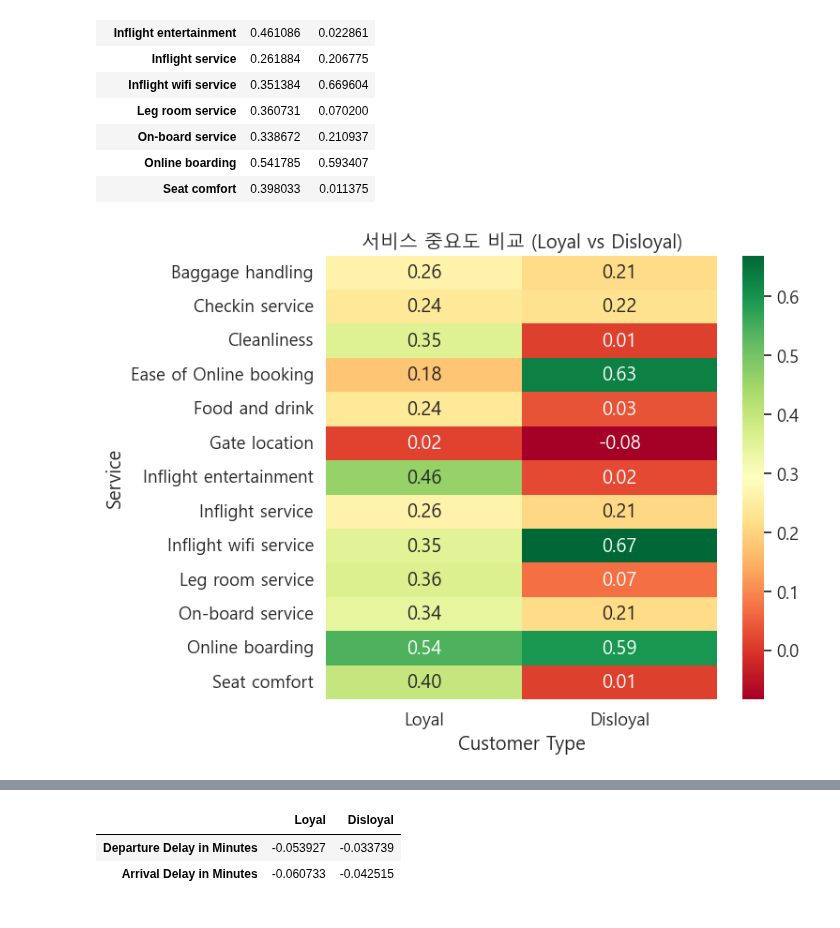
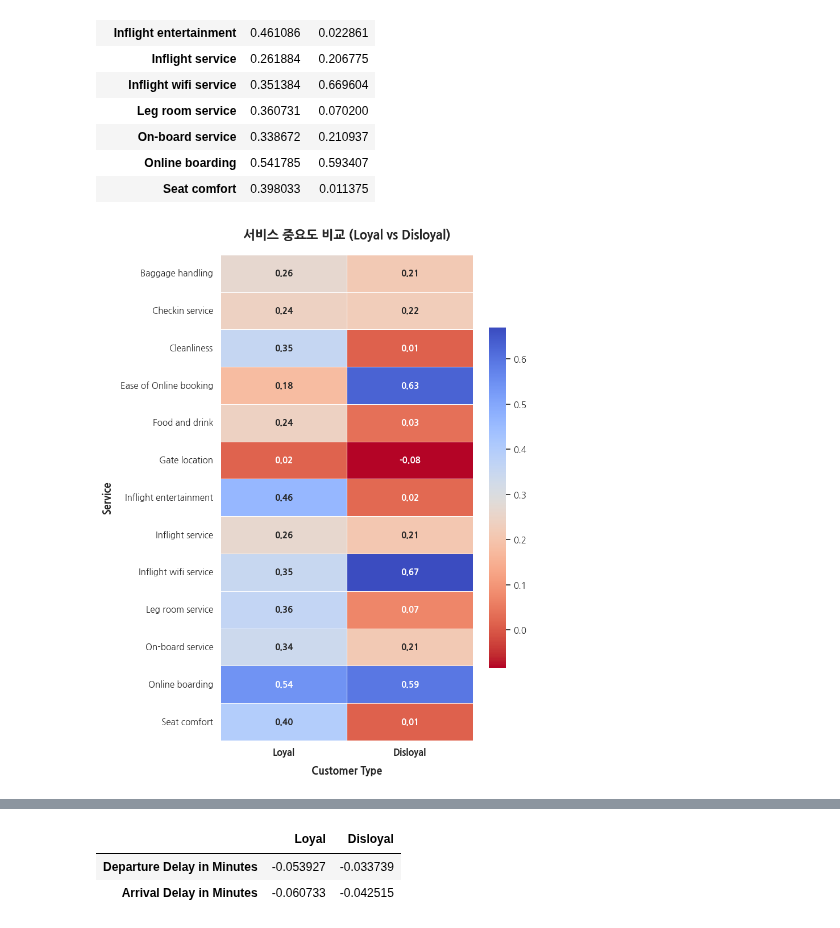
Before and after one commit to MJU-SDA7-2025/Airline-Passenger-Satisfaction, a Jupyter notebook: Loyal_Customer_Analysis/CustomerType.ipynb, the cells around one changed output, grey strips where cells are left out. Drawn from its saved outputs; the diff is of its cells as text; code cells hidden in the pictures.

```diff
--- a/Loyal_Customer_Analysis/CustomerType.ipynb
+++ b/Loyal_Customer_Analysis/CustomerType.ipynb
@@ -5,7 +5,7 @@ import numpy as np
 import seaborn as sns
 import matplotlib.pyplot as plt
 
-plt.rcParams['font.family'] = 'Malgun Gothic'  # 한글 폰트(윈도우 기준)
+plt.rcParams['font.family'] = 'NanumGothic'  # 한글 폰트(윈도우 기준)
 plt.rcParams['axes.unicode_minus'] = False
 
 # 2. 데이터 불러오기
@@ -168,20 +215,34 @@ compare_corr
 # %%
 # 12. 두 그룹 상관계수 합치기
 compare_df = pd.DataFrame({
     'Loyal': loyal_corr,
     'Disloyal': disloyal_corr
 })
 
 # 13. 히트맵
-plt.figure(figsize=(8, 6))
-sns.heatmap(compare_df, annot=True, fmt=".2f", cmap="RdYlGn")
-plt.title("서비스 중요도 비교 (Loyal vs Disloyal)")
-plt.xlabel("Customer Type")
-plt.ylabel("Service")
+plt.figure(figsize=(8, 10))
+
+ax = sns.heatmap(
+    compare_df,
+    annot=True,
+    fmt=".2f",
+    cmap="coolwarm_r",
+    linewidths=.5,
+    cbar_kws={'shrink': 0.7},
+    annot_kws={"size": 11, "weight": "bold"}
+)
+
+plt.title("서비스 중요도 비교 (Loyal vs Disloyal)", fontsize=16, weight='bold', pad=20)
+plt.xlabel("Customer Type", fontsize=13, weight='bold', labelpad=10)
+plt.ylabel("Service", fontsize=13, weight='bold', labelpad=10)
+
+plt.xticks(fontsize=12, weight='bold')
+plt.yticks(fontsize=11)
+
 plt.tight_layout()
 plt.show()
 # %% [output]
-[figure, old version]
+[figure, new version]
 # %%
 avg_score_compare = pd.DataFrame({
     'Loyal_Avg': loyal[service_columns].mean(),
```
Also changed, not shown: parts of 6 cells of this notebook, 2 other files.
